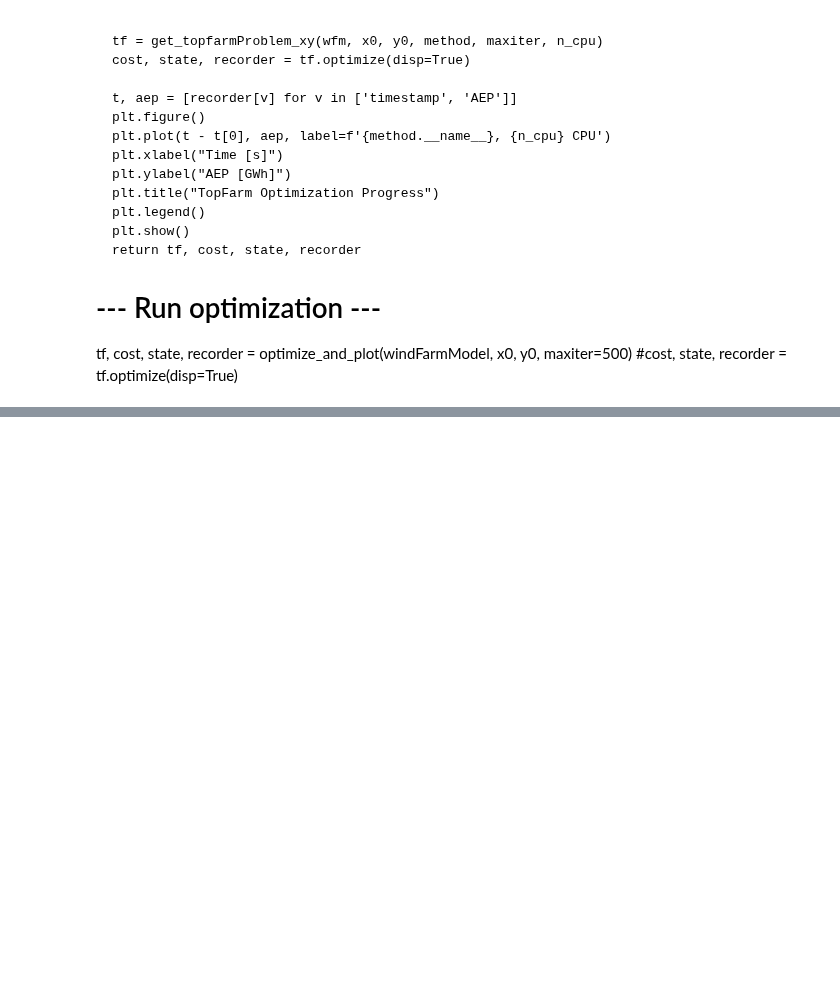
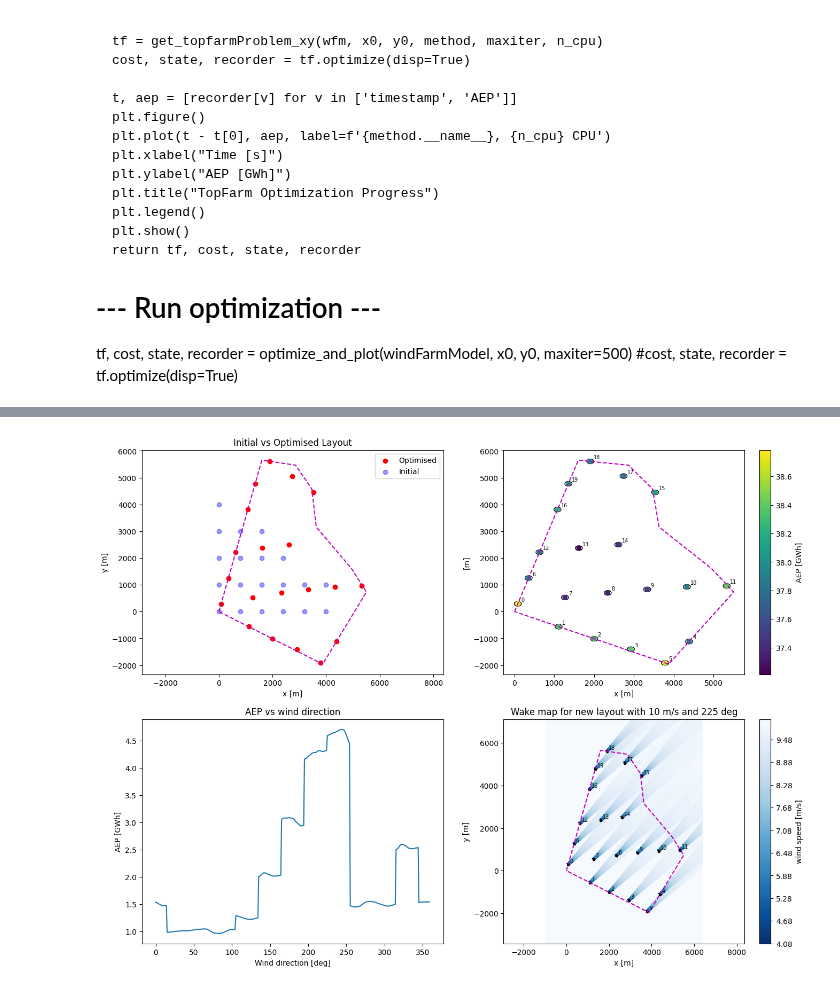
Before and after one commit to Xeidit/WindFarm2, a Jupyter notebook: WindFarmSimAndOptimisation.ipynb, the cells around one changed output, grey strips where cells are left out. Drawn from its saved outputs; the diff is of its cells as text; code cells hidden in the pictures; blank space fills up the shorter version.

Commit message:
Fixed cable placement and added ploting of results

```diff
--- a/WindFarmSimAndOptimisation.ipynb
+++ b/WindFarmSimAndOptimisation.ipynb
@@ -614,0 +565,75 @@ tf.model.cost_comp.comp_2.wfn.plot()
+# %%
+
+#Define Engineering windfarm model for new layout
+from py_wake.literature.gaussian_models import Bastankhah_PorteAgel_2014
+windFarmModelNew = Bastankhah_PorteAgel_2014(site, wt, k=0.0324555)
+
+#import the wake deficit model
+noj = NOJ(site,wt)
+newSimulationResult = noj(x=state['x'],y=state['y'])
+
+#Get coordinates of new locations and format into list
+wt_x_locations=state['x']
+wt_y_locations=state['y']
+wt_xy_locations = [[0] for _ in range(len(wt_x_locations))] # Pre-allocate space for turbine locations in m
+
+#Get new turbine locations in M
+for l in range(len(wt_x_locations)):
+    wt_xy_locations[l][0] = float(wt_x_locations[l])
+    wt_xy_locations[l].append(float(wt_y_locations[l]))
+
+print("Turbine Locations in M")
+print(wt_xy_locations)
+
+#Convert locations to lat and long
+wt_lat_long_new = [[0] for _ in range(len(wt_x_locations))]
+for t in range(len(wt_lat_long_new)):
+    wt_lat_long_new[t][0] = m2d_lat(wt_xy_locations[t][1]) + boundry_longLat[0][1]
+    wt_lat_long_new[t].append(m2d_lon(wt_xy_locations[t][0],wt_lat_long_new[t][0]) + boundry_longLat[0][0] * (-1))
+
+print("Turbine Locations in degrees")
+print(wt_lat_long_new)
+
+#Display Results for new simulation
+print("Total AEP: %f GWh"%newSimulationResult.aep().sum())
+
+# Plot results
+plt.figure(figsize=(16,12))
+plt.subplot(2,2,1)
+plt.scatter(state['x'], state['y'], c='red', label='Optimised')
+plt.scatter(wt_x, wt_y, c='blue', alpha=0.4, label='Initial')
+plt.plot(bound_x, bound_y, 'm--')
+plt.legend()
+plt.title("Initial vs Optimised Layout")
+plt.xlabel("x [m]")
+plt.ylabel("y [m]")
+plt.axis("equal")
+
+#Plot AEP of Turbines
+plt.subplot(2,2,2)
+aep = newSimulationResult.aep()
+wt.plot(x=state['x'],y=state['y'])
+plt.plot(bound_x, bound_y, 'm--')
+c =plt.scatter(x=state['x'],y=state['y'], c=aep.sum(['wd','ws']))
+plt.colorbar(c, label='AEP [GWh]')
+plt.xlabel('x [m]')
+plt.ylabel('[m]')
+
+#Plot AEP vs Wind direction
+plt.subplot(2,2,3)
+aep.sum(['wt','ws']).plot()
+plt.xlabel("Wind direction [deg]")
+plt.ylabel("AEP [GWh]")
+plt.title('AEP vs wind direction')
+
+#Plot Flow Map for new layout
+plt.subplot(2,2,4)
+flow_map_new = newSimulationResult.flow_map(ws=wind_speed, wd=wind_direction)
+flow_map_new.plot_wake_map()
+plt.plot(bound_x, bound_y, 'm--')
+plt.xlabel('x [m]')
+plt.ylabel('y [m]')
+plt.title('Wake map for new layout with' + f' {wind_speed} m/s and {wind_direction} deg')
+plotName = "Turbine Plot " + str(num_turb_per_row)
+plt.savefig("Plots/"+plotName)
+# %% [output]
@@ -614,0 +645 @@ tf.model.cost_comp.comp_2.wfn.plot()
+[figure, added]
```
Also changed, not shown: parts of 5 cells of this notebook, 2 other files.
